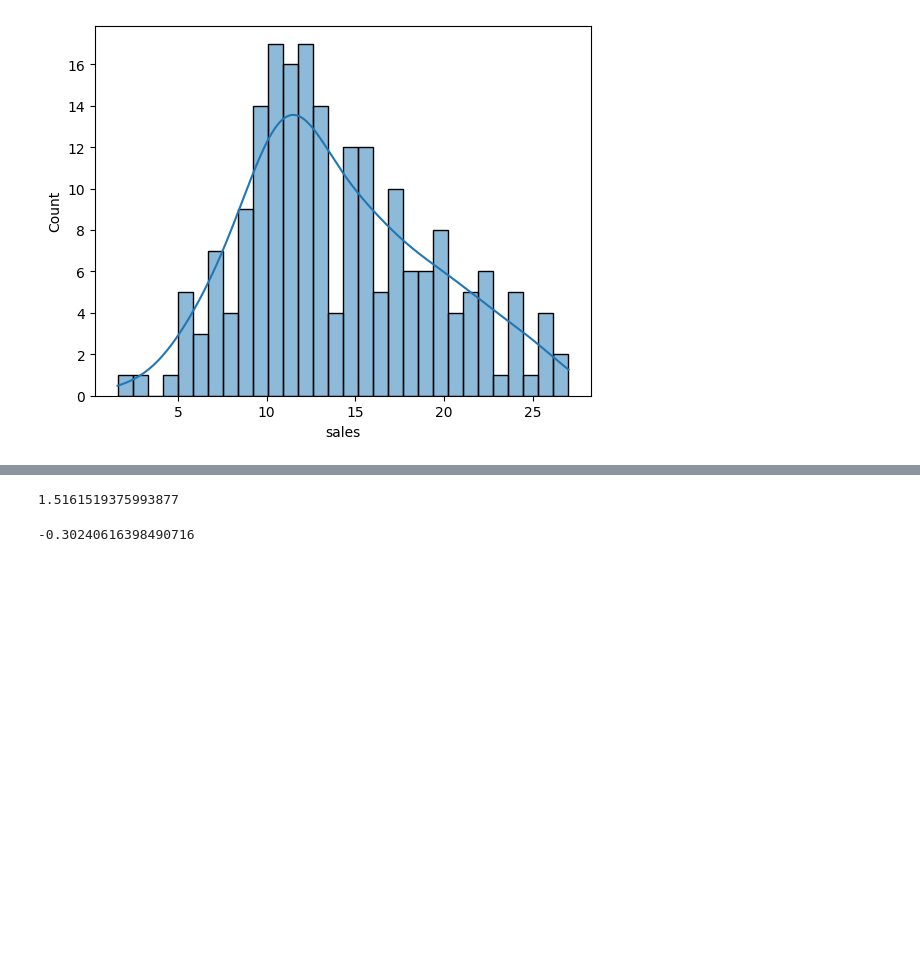
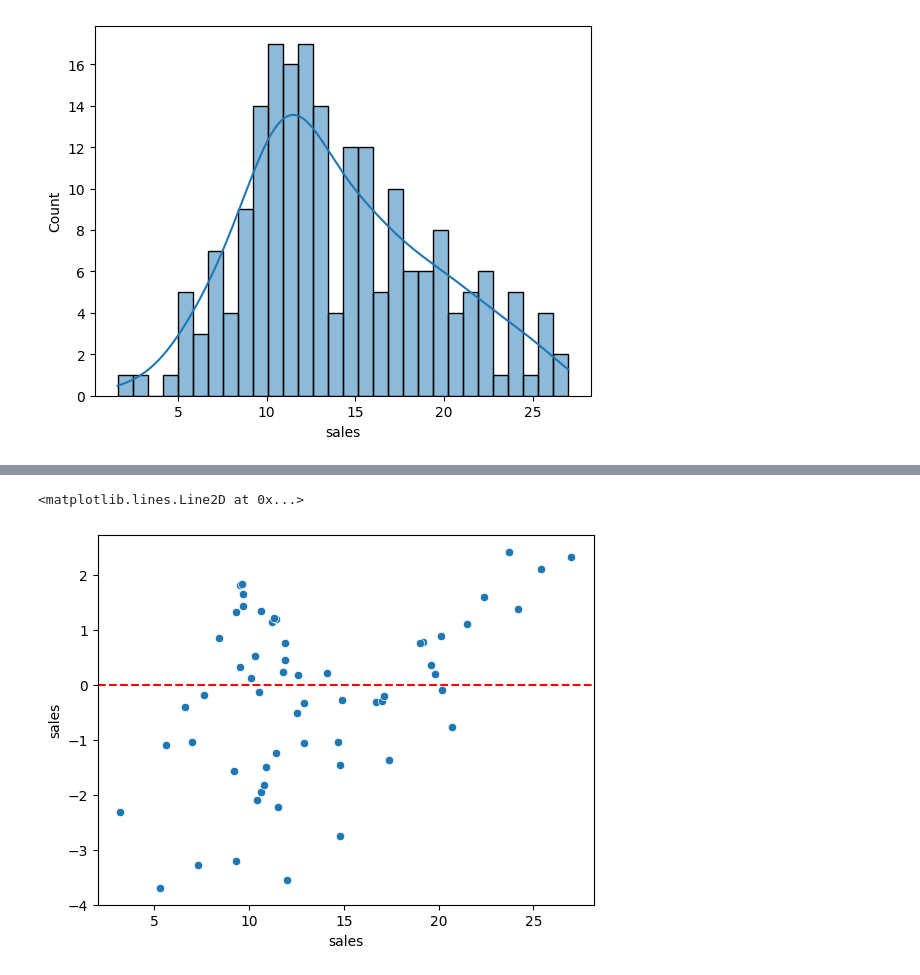
Before and after one commit to GabrielRugila/stats-ml, a Jupyter notebook: L_PY_ML/LR/scikit-basics.ipynb, the cells around one changed output, grey strips where cells are left out. Saved outputs shown, nothing was run; the diff lists cells and outputs as text; code cells hidden in the pictures; blank space fills up the shorter version.

```diff
--- a/L_PY_ML/LR/scikit-basics.ipynb
+++ b/L_PY_ML/LR/scikit-basics.ipynb
@@ -178,3 +195,4 @@ sns.histplot(df, x='sales', kde=True, bins=30)
 # %%
-mean_absolute_error(y_test, test_pred)
+test_resd = y_test - test_pred
+test_resd
 # %% [output]
@@ -182,8 +216,6 @@ mean_absolute_error(y_test, test_pred)
-# %%
-np.sqrt(mean_squared_error(y_test, test_pred))
-# %% [output]
-1.5161519375993877
-# %%
-mean_absolute_error(y_test, test_pred) - np.sqrt(mean_squared_error(y_test, test_pred))
-# %% [output]
--0.30240616398490716
+# %%
+sns.scatterplot(x=y_test, y=test_resd)
+plt.axhline(y=0, color='r', linestyle='--')
+# %% [output]
+<matplotlib.lines.Line2D at 0x...>
+[figure, added]
```
Also changed, not shown: parts of 19 cells of this notebook, 1 other file.
